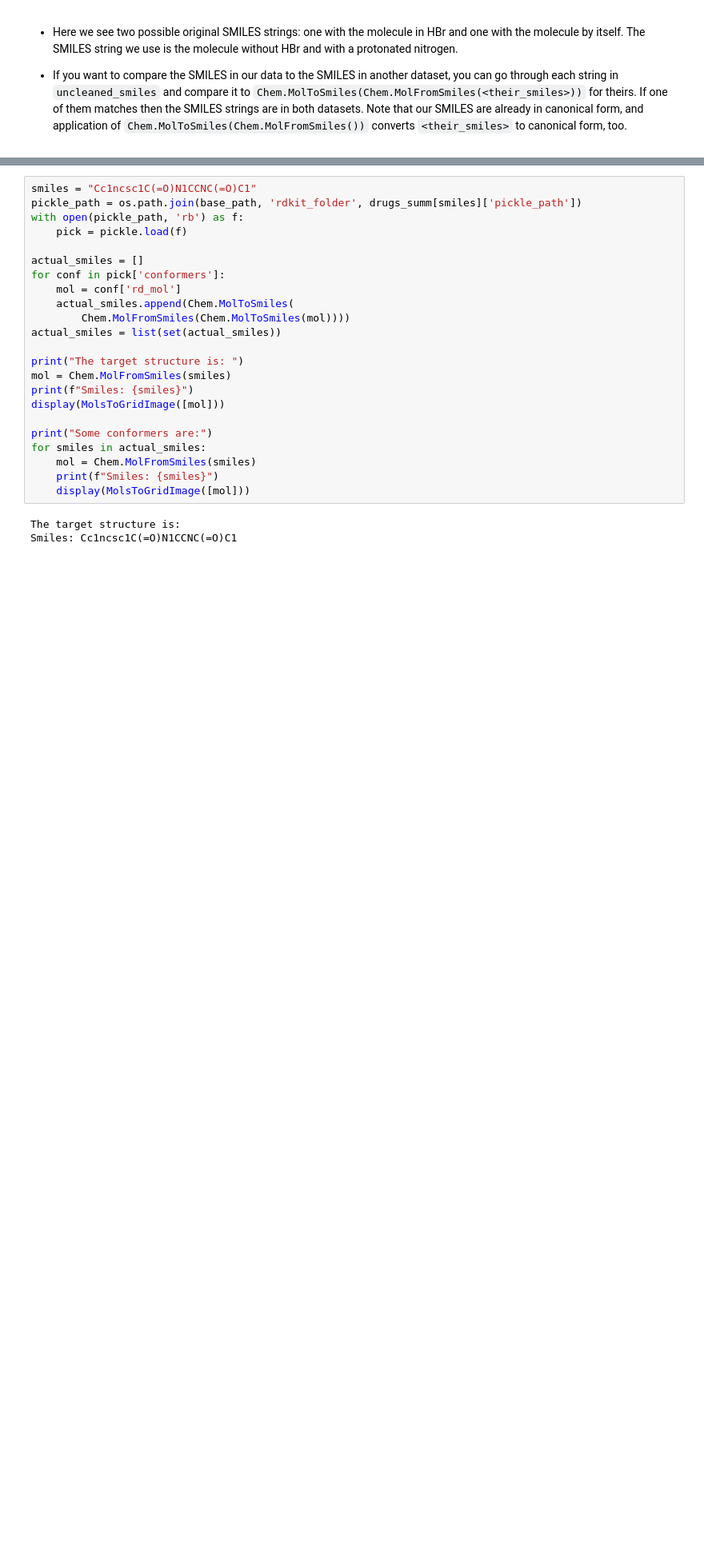
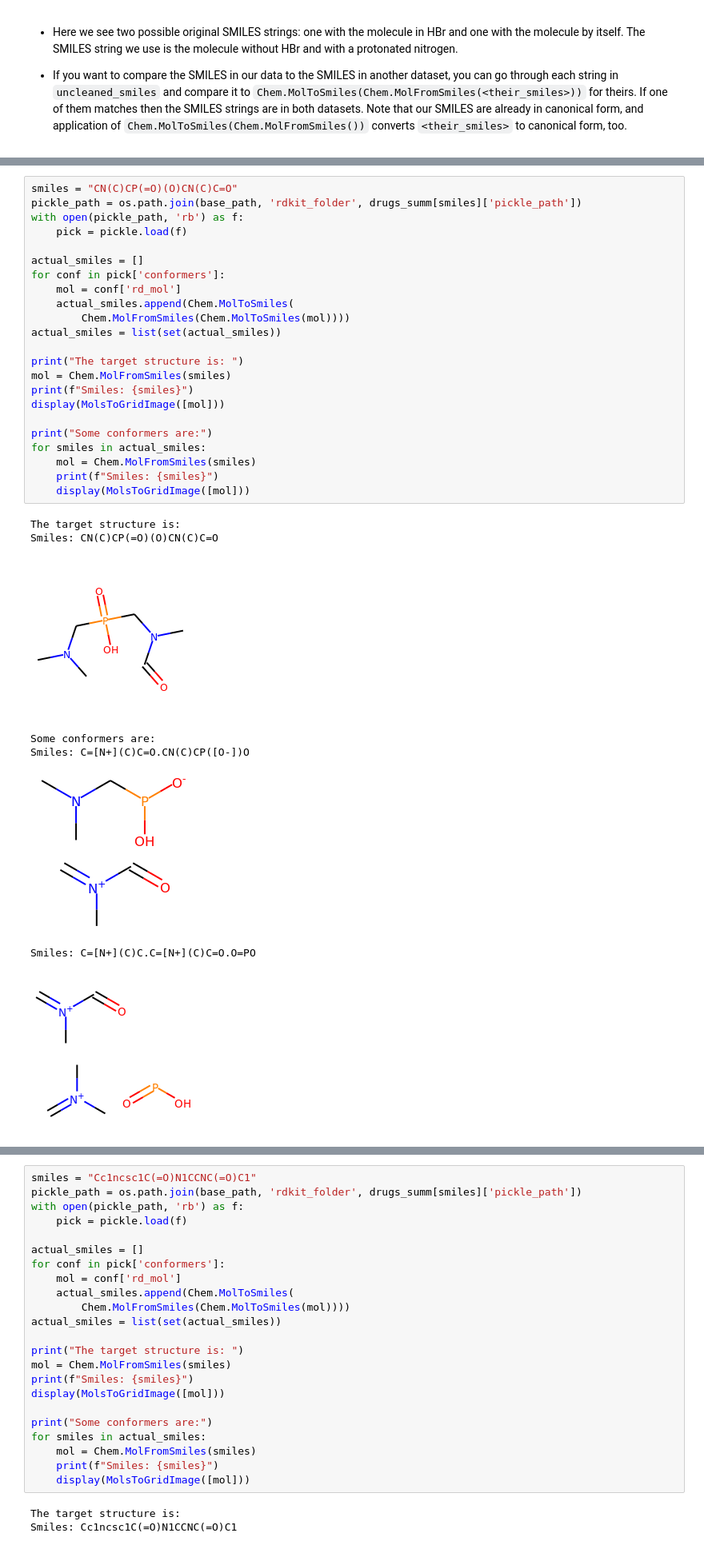
Before and after one commit to learningmatter-mit/geom, a Jupyter notebook: tutorials/02_loading_rdkit_mols.ipynb, the cells around one changed output, grey strips where cells are left out. Shown at 80% size. Drawn from its saved outputs; the diff is of its cells as text; blank space fills up the shorter version.

Commit message:
More examples on reactivity in conformers

```diff
--- a/tutorials/02_loading_rdkit_mols.ipynb
+++ b/tutorials/02_loading_rdkit_mols.ipynb
@@ -529,0 +532,32 @@ Cleaned:
+# %%
+smiles = "CN(C)CP(=O)(O)CN(C)C=O"
+pickle_path = os.path.join(base_path, 'rdkit_folder', drugs_summ[smiles]['pickle_path'])
+with open(pickle_path, 'rb') as f:
+    pick = pickle.load(f)
+
+actual_smiles = []
+for conf in pick['conformers']:
+    mol = conf['rd_mol']
+    actual_smiles.append(Chem.MolToSmiles(
+        Chem.MolFromSmiles(Chem.MolToSmiles(mol))))
+actual_smiles = list(set(actual_smiles))
+
+print("The target structure is: ")
+mol = Chem.MolFromSmiles(smiles)
+print(f"Smiles: {smiles}")
+display(MolsToGridImage([mol]))
+
+print("Some conformers are:")
+for smiles in actual_smiles:
+    mol = Chem.MolFromSmiles(smiles)
+    print(f"Smiles: {smiles}")
+    display(MolsToGridImage([mol]))
+# %% [output]
+The target structure is:
+Smiles: CN(C)CP(=O)(O)CN(C)C=O
+[figure, added]
+Some conformers are:
+Smiles: C=[N+](C)C=O.CN(C)CP([O-])O
+[figure, added]
+Smiles: C=[N+](C)C.C=[N+](C)C=O.O=PO
+[figure, added]
```
Also changed, not shown: parts of 7 cells of this notebook.
